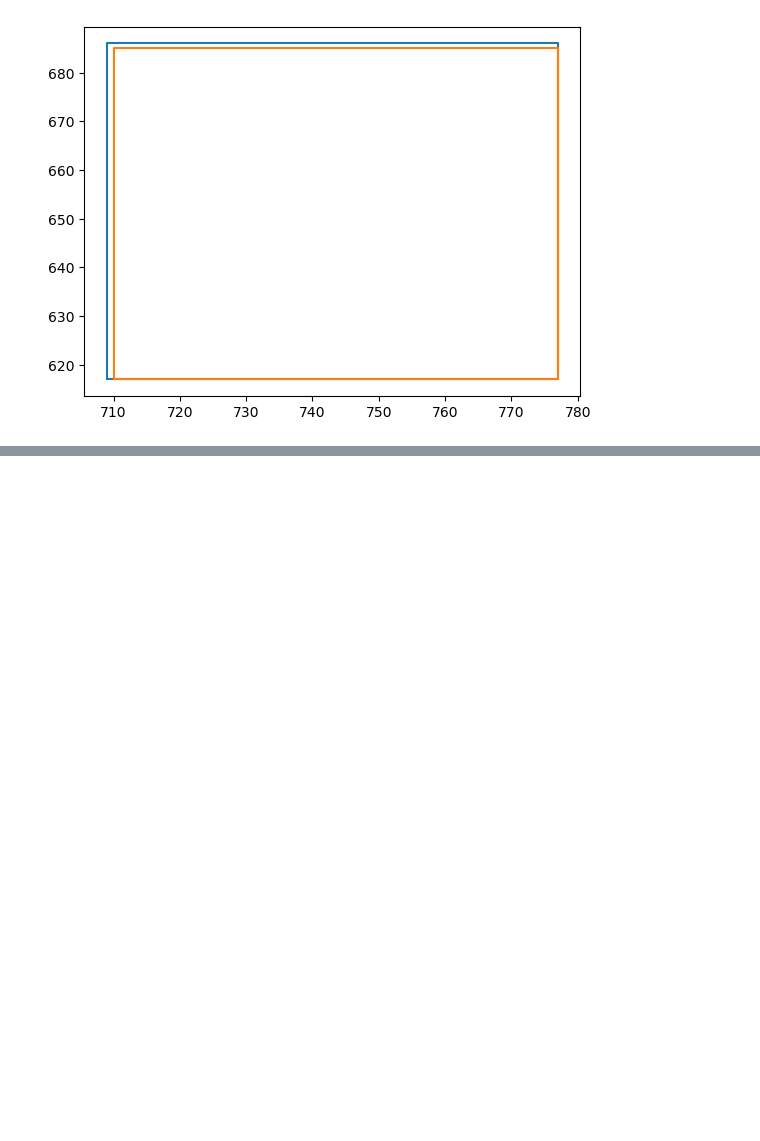
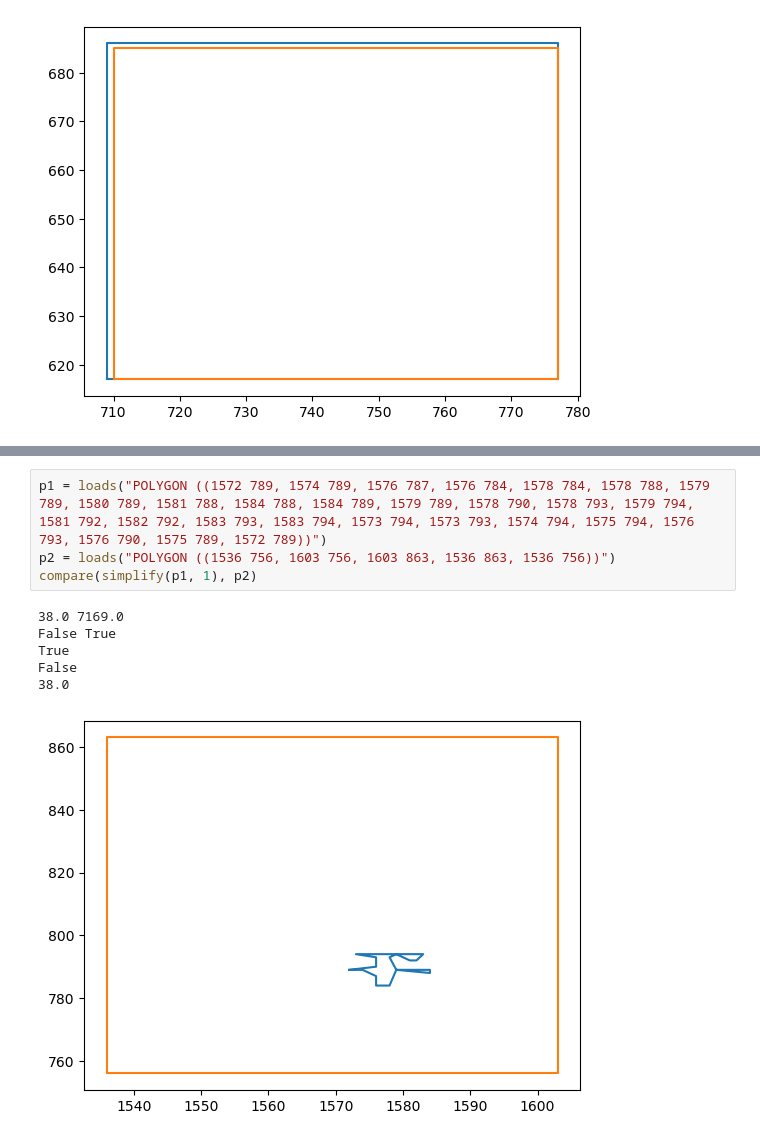
Before and after one commit to dungwinux/cs670-manga, a Jupyter notebook: text_detection/shapely_debugging.ipynb, the cells around one changed output, grey strips where cells are left out. Drawn from its saved outputs; the diff is of its cells as text; blank space fills up the shorter version.

```diff
--- a/text_detection/shapely_debugging.ipynb
+++ b/text_detection/shapely_debugging.ipynb
@@ -73,0 +80,11 @@ False
+# %%
+p1 = loads("POLYGON ((1572 789, 1574 789, 1576 787, 1576 784, 1578 784, 1578 788, 1579 789, 1580 789, 1581 788, 1584 788, 1584 789, 1579 789, 1578 790, 1578 793, 1579 794, 1581 792, 1582 792, 1583 793, 1583 794, 1573 794, 1573 793, 1574 794, 1575 794, 1576 793, 1576 790, 1575 789, 1572 789))")
+p2 = loads("POLYGON ((1536 756, 1603 756, 1603 863, 1536 863, 1536 756))")
+compare(simplify(p1, 1), p2)
+# %% [output]
+38.0 7169.0
+False True
+True
+False
+38.0
+[figure, added]
```
Also changed, not shown: parts of 3 cells of this notebook, 1 other file.
